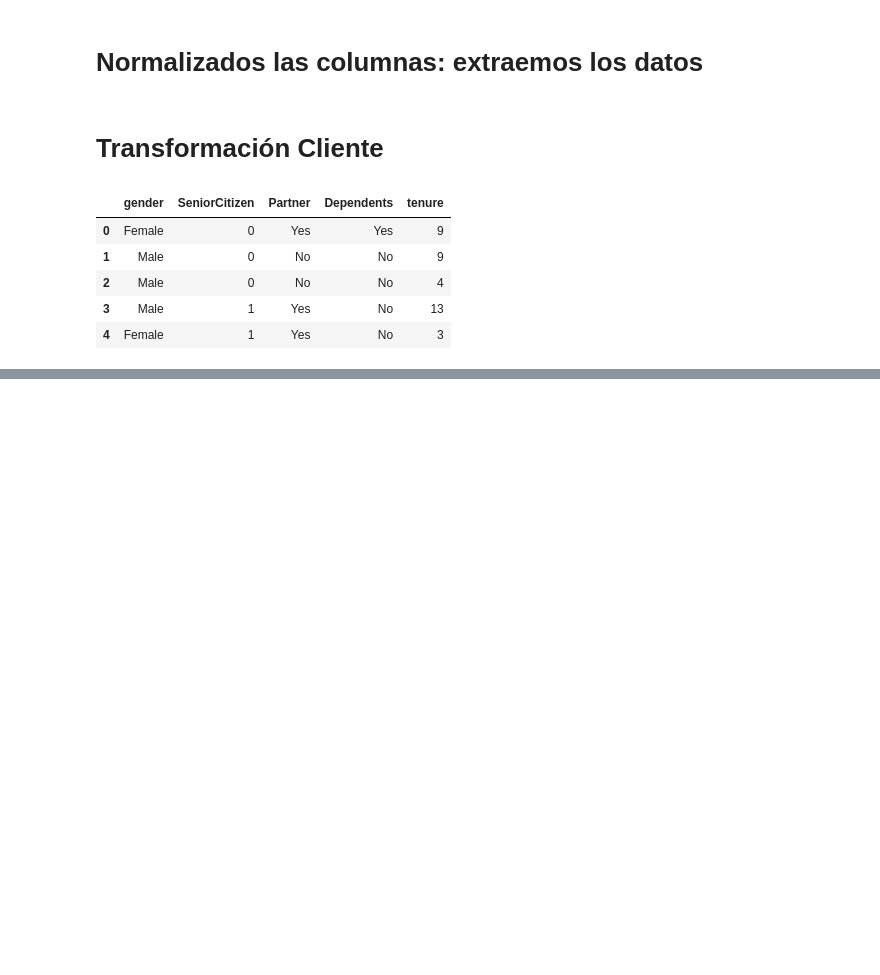
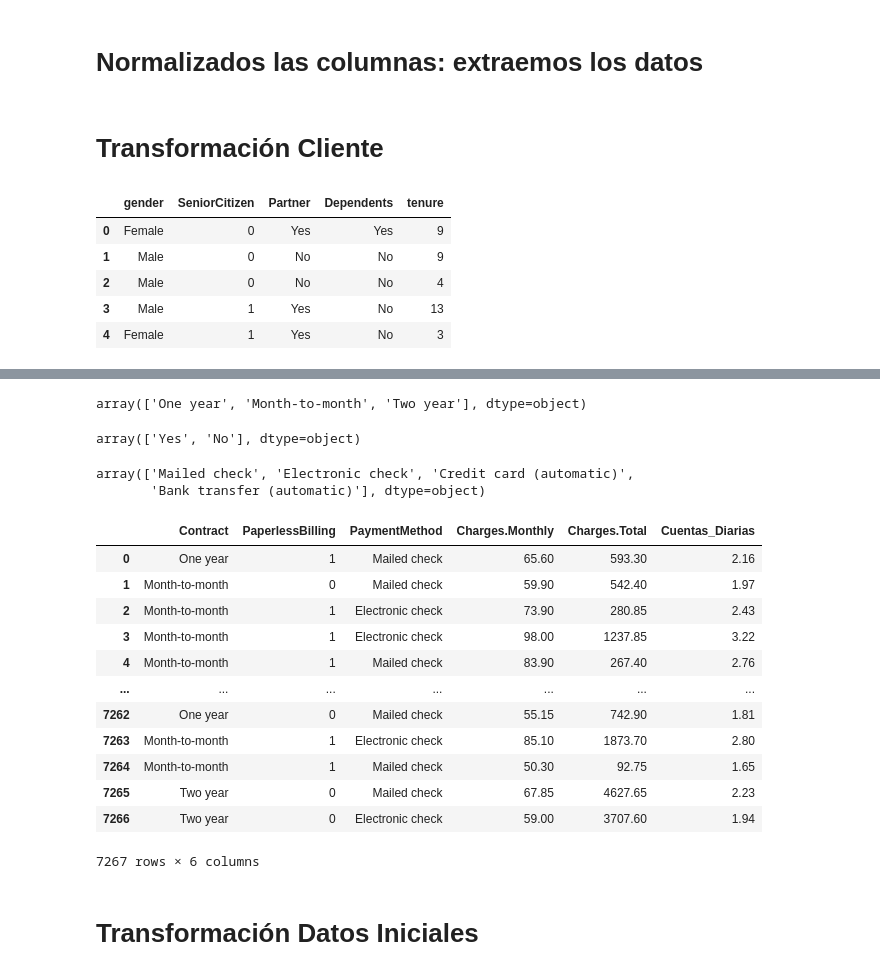
Before and after one commit to clavandera/TelecomX, a Jupyter notebook: ChallengeTelecom.ipynb, the cells around one changed output, grey strips where cells are left out. Saved outputs shown, nothing was run; the diff lists cells and outputs as text; code cells hidden in the pictures; blank space fills up the shorter version.

```diff
--- a/ChallengeTelecom.ipynb
+++ b/ChallengeTelecom.ipynb
@@ -54,0 +207,5 @@ cliente.head()
+# %%
+account['Charges.Total'] = pd.to_numeric(
+    account['Charges.Total'].str.replace(r'[$,]', '', regex=True),
+    errors='coerce'
+).fillna(0)
@@ -54,0 +244,38 @@ cliente.head()
+# %%
+pd.unique(account['Contract'])
+# %% [output]
+array(['One year', 'Month-to-month', 'Two year'], dtype=object)
+# %%
+pd.unique(account['PaperlessBilling'])
+# %% [output]
+array(['Yes', 'No'], dtype=object)
+# %%
+account['PaperlessBilling'] = pd.to_numeric(
+    account['PaperlessBilling'].replace({'Yes': 1, 'No': 0}),
+    errors='coerce'
+).fillna(0).astype(int)
+# %%
+pd.unique(account['PaymentMethod'])
+# %% [output]
+array(['Mailed check', 'Electronic check', 'Credit card (automatic)',
+       'Bank transfer (automatic)'], dtype=object)
+# %%
+account['Cuentas_Diarias'] = account['Charges.Monthly'] / 30.44
+account['Cuentas_Diarias'] = account['Cuentas_Diarias'].round(2)
+account
+# %% [output]
+|  | Contract | PaperlessBilling | PaymentMethod | Charges.Monthly | Charges.Total | Cuentas_Diarias |
+| 0 | One year | 1 | Mailed check | 65.60 | 593.30 | 2.16 |
+| 1 | Month-to-month | 0 | Mailed check | 59.90 | 542.40 | 1.97 |
+| 2 | Month-to-month | 1 | Electronic check | 73.90 | 280.85 | 2.43 |
+| 3 | Month-to-month | 1 | Electronic check | 98.00 | 1237.85 | 3.22 |
+| 4 | Month-to-month | 1 | Mailed check | 83.90 | 267.40 | 2.76 |
+| ... | ... | ... | ... | ... | ... | ... |
+| 7262 | One year | 0 | Mailed check | 55.15 | 742.90 | 1.81 |
+| 7263 | Month-to-month | 1 | Electronic check | 85.10 | 1873.70 | 2.80 |
+| 7264 | Month-to-month | 1 | Mailed check | 50.30 | 92.75 | 1.65 |
+| 7265 | Two year | 0 | Mailed check | 67.85 | 4627.65 | 2.23 |
+| 7266 | Two year | 0 | Electronic check | 59.00 | 3707.60 | 1.94 |
+7267 rows × 6 columns
+# %% [markdown]
+# Transformación Datos Iniciales
```
Also changed, not shown: parts of 28 cells of this notebook.
